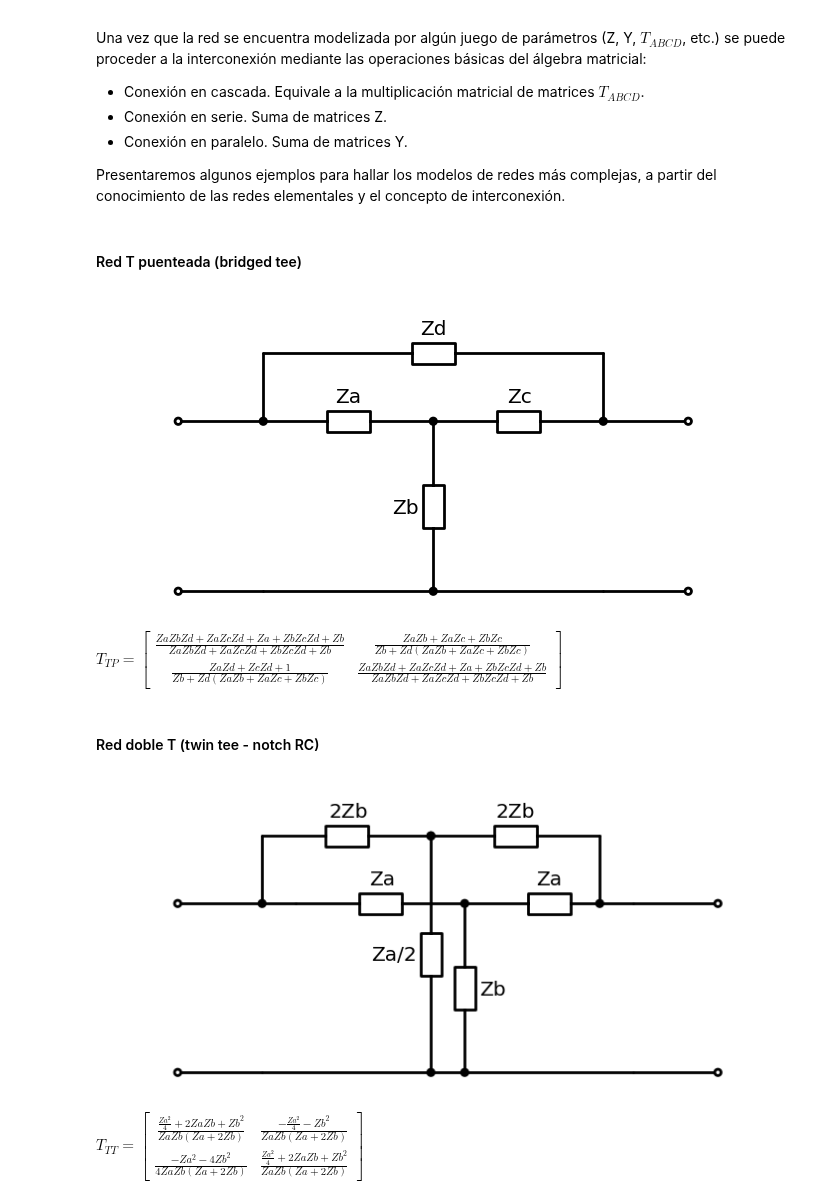
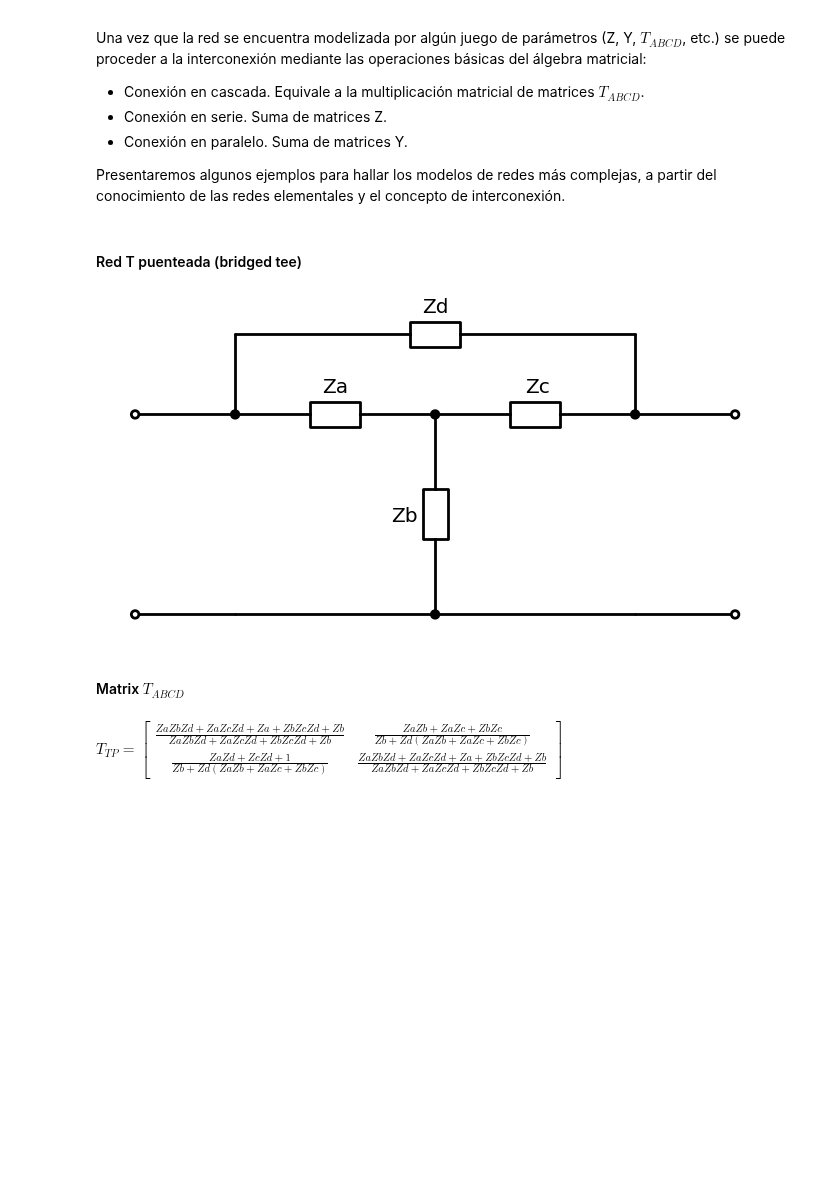
Before and after one commit to marianux/pytc2, a Jupyter notebook: docs/cuadripolos_elementales.ipynb, the cells around one changed output. Saved outputs shown, nothing was run; the diff lists cells and outputs as text; code cells hidden in the pictures; blank space fills up the shorter version.

```diff
--- a/docs/cuadripolos_elementales.ipynb
+++ b/docs/cuadripolos_elementales.ipynb
@@ -337,65 +337,37 @@ from pytc2.dibujar import dibujar_puerto_salida, dibujar_puerto_entrada
 from schemdraw import Drawing
 from schemdraw.elements import ResistorIEC, Line, Resistor, Capacitor
 
 print_subtitle('Red T puenteada (bridged tee)')
 
 Zd, Ze, Zf = sp.symbols('Zd, Ze, Zf', complex=True)
 
 Ttp = Y2Tabcd_s( Tabcd2Y_s(TabcdZ_s(1/Zd)) + Zt**-1 )
 
 # dibujamos la red T-puenteada
 with Drawing() as d:
     d.config(fontsize=16, unit=4)
     d = dibujar_puerto_entrada(d, port_name = '' )
     d.push()
     d += (line_start_aux := Line().length(d.unit*.4).up())
     d.pop()
     d += ResistorIEC().right().label('Za').dot().idot()
     d.push()
     d += ResistorIEC().right().label('Zc').dot()
     d.push()
     d += (line_end_aux := Line().length(d.unit*.4).up())
     d.pop()
     d = dibujar_puerto_salida(d, port_name = '' )
     d.pop()
     d += ResistorIEC().down().label('Zb').dot()
-    d += Line().endpoints( [line_start_aux.end[0], d.here[1] ], [line_end_aux.end[0], d.here[1] ])
+    y_down  = d.here[1]
+    d += Line().endpoints( [line_start_aux.end[0], y_down ], [line_end_aux.end[0], y_down ])
     d += ResistorIEC().down().label('Zd').endpoints(line_start_aux.end, line_end_aux.end)
 
+print_subtitle('Matrix $T_{ABCD}$')
+
 print_latex(a_equal_b_latex_s('T_{TP}', Ttp ))
-
-print_subtitle('Red doble T (twin tee - notch RC)')
-
-Zt2 = sp.Matrix([[2*Zb+Za/2, Za/2], [Za/2, 2*Zb+Za/2]])
-
-# dibujamos la red T-puenteada
-with Drawing() as d:
-    d.config(fontsize=16, unit=4)
-    d = dibujar_puerto_entrada(d, port_name = '' )
-    d.push()
-    d += Line().length(d.unit*.4).up().idot()
-    d += (zb_up := ResistorIEC().right().label('2Zb').dot())
-    d += ResistorIEC().right().label('2Zb')
-    d += Line().length(d.unit*.4).down().dot()
-    d.pop()
-    d += Line().length(d.unit*.2).right()
-    d += ResistorIEC().right().label('Za').dot()
-    d.push()
-    d += (za_down := ResistorIEC().right().label('Za'))
-    d = dibujar_puerto_salida(d, port_name = '' )
-    d.pop()
-    d += ResistorIEC().label('Zb', loc='bottom').down().dot()
-    d += ResistorIEC().down().label('Za/2').idot().dot().endpoints( zb_up.end, [zb_up.end[0], d.here[1] ])
-    d += Line().endpoints( [zb_up.start[0], d.here[1] ], [za_down.end[0], d.here[1] ])
-
-
-Ttt = Y2Tabcd_s( Tabcd2Y_s(Zt2**-1 + Zt.subs(Zc, Za) **-1) )
-
-print_latex(a_equal_b_latex_s('T_{TT}', Ttt ))
 # %% [output]
 #### Red T puenteada (bridged tee)
-[figure, old version]
+[figure, new version]
-$\displaystyle T_{TP}=\left[\begin{matrix}\frac{Za Zb Zd + Za Zc Zd + Za + Zb Zc Zd + Zb}{Za Zb Zd + Za Zc Zd + Zb Zc Zd + Zb} & \frac{Za Zb + Za Zc + Zb Zc}{Zb + Zd \left(Za Zb + Za Zc + Zb Zc\right)}\\\frac{Za Zd + Zc Zd + 1}{Zb + Zd \left(Za Zb + Za Zc + Zb Zc\right)} & \frac{Za Zb Zd + Za Zc Zd + Za + Zb Zc Zd + Zb}{Za Zb Zd + Za Zc Zd + Zb Zc Zd + Zb}\end{matrix}\right]$
+#### Matrix $T_{ABCD}$
-#### Red doble T (twin tee - notch RC)
+$\displaystyle T_{TP}=\left[\begin{matrix}\frac{Za Zb Zd + Za Zc Zd + Za + Zb Zc Zd + Zb}{Za Zb Zd + Za Zc Zd + Zb Zc Zd + Zb} & \frac{Za Zb + Za Zc + Zb Zc}{Zb + Zd \left(Za Zb + Za Zc + Zb Zc\right)}\\\frac{Za Zd + Zc Zd + 1}{Zb + Zd \left(Za Zb + Za Zc + Zb Zc\right)} & \frac{Za Zb Zd + Za Zc Zd + Za + Zb Zc Zd + Zb}{Za Zb Zd + Za Zc Zd + Zb Zc Zd + Zb}\end{matrix}\right]$
-[figure, removed]
-$\displaystyle T_{TT}=\left[\begin{matrix}\frac{\frac{Za^{2}}{4} + 2 Za Zb + Zb^{2}}{Za Zb \left(Za + 2 Zb\right)} & \frac{- \frac{Za^{2}}{4} - Zb^{2}}{Za Zb \left(Za + 2 Zb\right)}\\\frac{- Za^{2} - 4 Zb^{2}}{4 Za Zb \left(Za + 2 Zb\right)} & \frac{\frac{Za^{2}}{4} + 2 Za Zb + Zb^{2}}{Za Zb \left(Za + 2 Zb\right)}\end{matrix}\right]$
```
Also changed, not shown: parts of 12 cells of this notebook, 16 other files.
